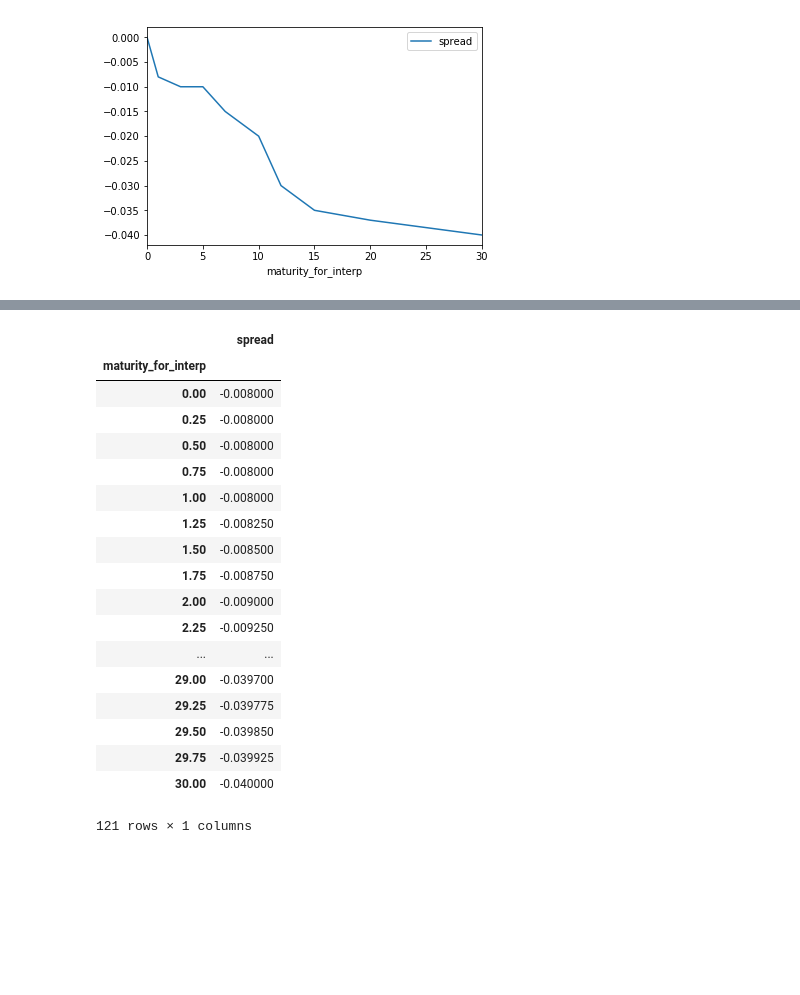
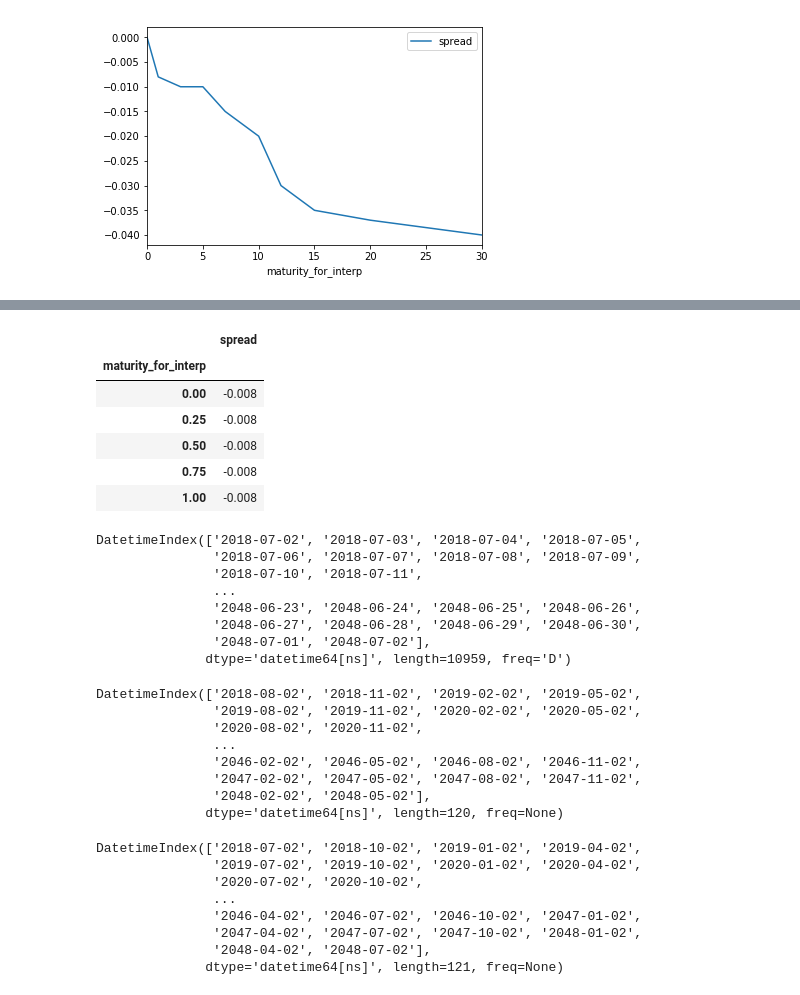
Before and after one commit to singlino0619/Finance, a Jupyter notebook: discount_factor/tenor_basis_curve.ipynb, the cells around one changed output, grey strips where cells are left out. Saved outputs shown, nothing was run; the diff lists cells and outputs as text; code cells hidden in the pictures; blank space fills up the shorter version.

```diff
--- a/discount_factor/tenor_basis_curve.ipynb
+++ b/discount_factor/tenor_basis_curve.ipynb
@@ -71,23 +96,11 @@ tb.get_test()
 # %%
 tb = TenorBasis(df_tb, 'JPY')
-tb.gen_df_for_interp().set_index('maturity_for_interp')[['spread']].interpolate('index', limit_direction='both')
+tb.gen_df_for_interp().set_index('maturity_for_interp')[['spread']].interpolate('index', limit_direction='both').head()
 # %% [output]
 |  | spread |
 | maturity_for_interp |  |
-| 0.00 | -0.008000 |
-| 0.25 | -0.008000 |
-| 0.50 | -0.008000 |
-| 0.75 | -0.008000 |
-| 1.00 | -0.008000 |
-| 1.25 | -0.008250 |
-| 1.50 | -0.008500 |
-| 1.75 | -0.008750 |
-| 2.00 | -0.009000 |
-| 2.25 | -0.009250 |
-| ... | ... |
-| 29.00 | -0.039700 |
-| 29.25 | -0.039775 |
-| 29.50 | -0.039850 |
-| 29.75 | -0.039925 |
-| 30.00 | -0.040000 |
+| 0.00 | -0.008 |
+| 0.25 | -0.008 |
+| 0.50 | -0.008 |
+| 0.75 | -0.008 |
+| 1.00 | -0.008 |
-121 rows × 1 columns
@@ -93,0 +121,23 @@ tb.gen_df_for_interp().set_index('maturity_for_interp')[['spread']].interpolate(
+# %%
+index_datetime = pd.date_range(start='20180702', end='20480702')
+index_datetime
+# %% [output]
+DatetimeIndex(['2018-07-02', '2018-07-03', '2018-07-04', '2018-07-05',
+               '2018-07-06', '2018-07-07', '2018-07-08', '2018-07-09',
+               '2018-07-10', '2018-07-11',
+               ...
+               '2048-06-23', '2048-06-24', '2048-06-25', '2048-06-26',
+               '2048-06-27', '2048-06-28', '2048-06-29', '2048-06-30',
+               '2048-07-01', '2048-07-02'],
+              dtype='datetime64[ns]', length=10959, freq='D')
+# %%
+index_datetime[(index_datetime.day == 2) & index_datetime.month.isin([8, 11, 2, 5])]
+# %% [output]
+DatetimeIndex(['2018-08-02', '2018-11-02', '2019-02-02', '2019-05-02',
+               '2019-08-02', '2019-11-02', '2020-02-02', '2020-05-02',
+               '2020-08-02', '2020-11-02',
+               ...
+               '2046-02-02', '2046-05-02', '2046-08-02', '2046-11-02',
+               '2047-02-02', '2047-05-02', '2047-08-02', '2047-11-02',
+               '2048-02-02', '2048-05-02'],
+              dtype='datetime64[ns]', length=120, freq=None)
@@ -93,0 +171,12 @@ tb.gen_df_for_interp().set_index('maturity_for_interp')[['spread']].interpolate(
+# %%
+generate_cash_flow_month_list('2018/7/2', '2048/7/2', '3M')
+generate_cash_flow_month('2018/7/2', '2048/7/2', '3M', 2)
+# %% [output]
+DatetimeIndex(['2018-07-02', '2018-10-02', '2019-01-02', '2019-04-02',
+               '2019-07-02', '2019-10-02', '2020-01-02', '2020-04-02',
+               '2020-07-02', '2020-10-02',
+               ...
+               '2046-04-02', '2046-07-02', '2046-10-02', '2047-01-02',
+               '2047-04-02', '2047-07-02', '2047-10-02', '2048-01-02',
+               '2048-04-02', '2048-07-02'],
+              dtype='datetime64[ns]', length=121, freq=None)
```
Also changed, not shown: parts of 16 cells of this notebook, 10 other files.
